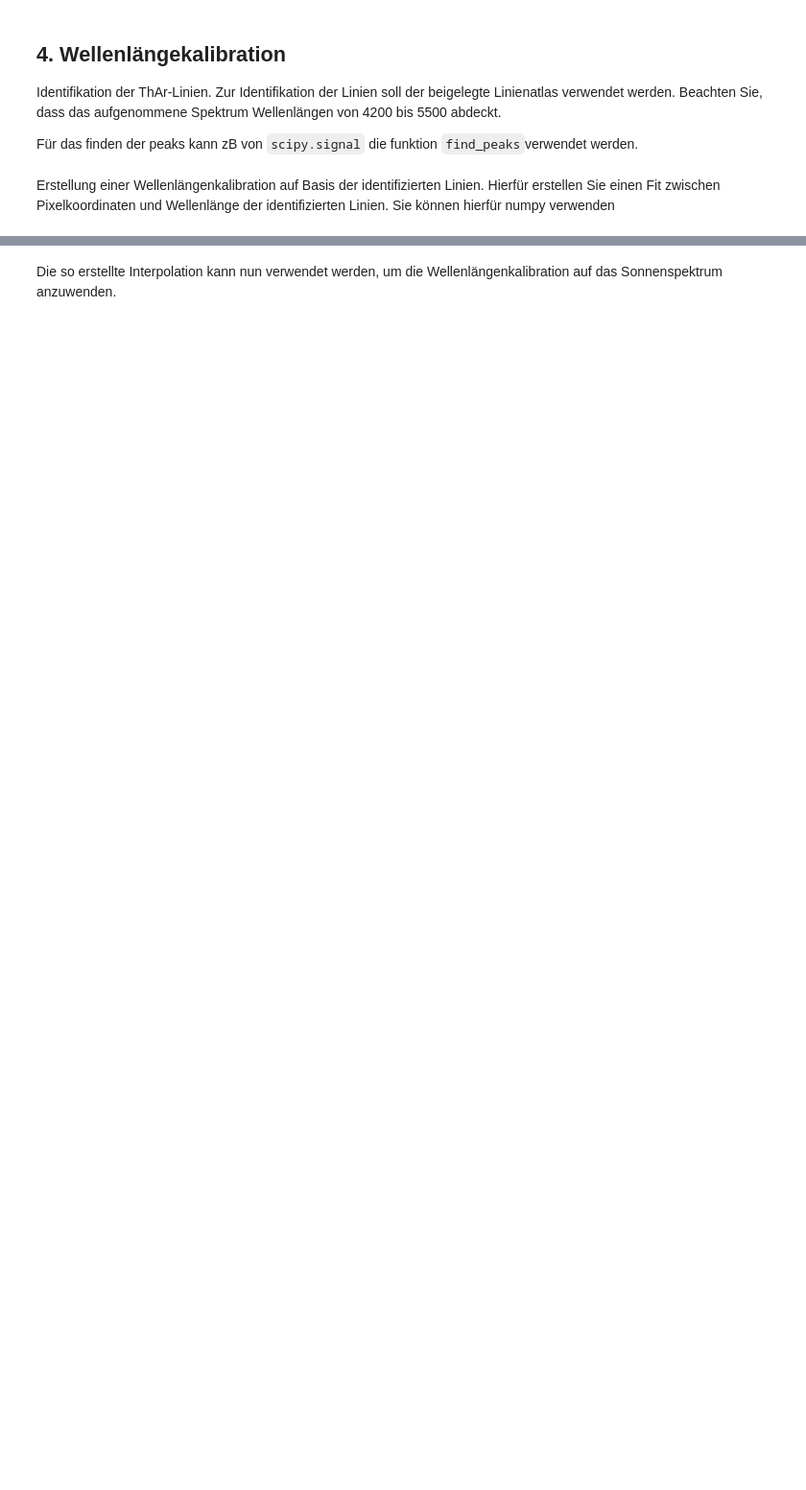
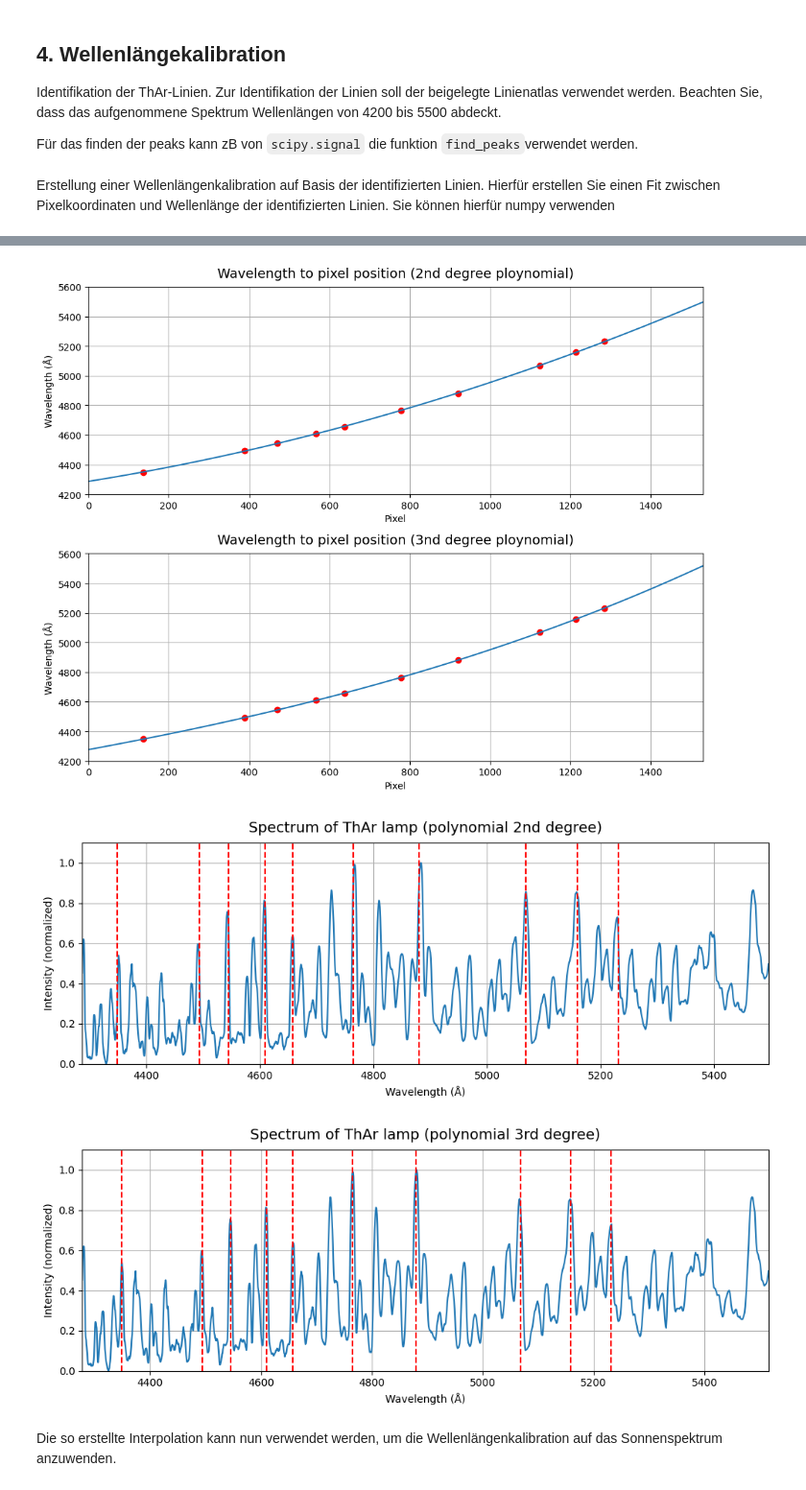
Before and after one commit to B0whunt3r21/AstroPrak, a Jupyter notebook: SolarSpectrum/Auswertungshilfe.ipynb, the cells around one changed output, grey strips where cells are left out. Shown at 96% size. Saved outputs shown, nothing was run; the diff lists cells and outputs as text; code cells hidden in the pictures; blank space fills up the shorter version.

```diff
--- a/SolarSpectrum/Auswertungshilfe.ipynb
+++ b/SolarSpectrum/Auswertungshilfe.ipynb
@@ -284,3 +235,73 @@ plt.show()
+# %%
+fig, ax = plt.subplots(2, 1, figsize=(10, 8))
+ax[0].plot(ThAr_peaks, ThAr_peaks_wavelength, "o", color='r')
+ax[0].plot(x_fit, y_fit_2)
+ax[0].set_xlim(0, 1530)
+ax[0].set_ylim(4200, 5600)
+ax[0].set_xlabel('Pixel')
+ax[0].set_ylabel(r'Wavelength (Å)')
+ax[0].set_title('Wavelength to pixel position (2nd degree ploynomial)', fontsize=14, pad=10)
+ax[0].grid()
+
+ax[1].plot(ThAr_peaks, ThAr_peaks_wavelength, "o", color='r')
+ax[1].plot(x_fit, y_fit_3)
+ax[1].set_xlim(0, 1530)
+ax[1].set_ylim(4200, 5600)
+ax[1].set_xlabel('Pixel')
+ax[1].set_ylabel(r'Wavelength (Å)')
+ax[1].set_title('Wavelength to pixel position (3nd degree ploynomial)', fontsize=14, pad=10)
+ax[1].grid()
+
+plt.tight_layout()
+plt.show()
+
+fig, ax = plt.subplots(1, 1, figsize=(10, 4))
+ax.plot(y_fit_2, ThArSpect_normalized)
+ax.set_xlim(min(y_fit_2), max(y_fit_2))
+ax.set_ylim(0, 1.1)
+ax.vlines(x=ThAr_peaks_wavelength[0], ymin=0, ymax=1.1, color='red', linestyle='--')
+ax.vlines(x=ThAr_peaks_wavelength[1], ymin=0, ymax=1.1, color='red', linestyle='--')
+ax.vlines(x=ThAr_peaks_wavelength[2], ymin=0, ymax=1.1, color='red', linestyle='--')
+ax.vlines(x=ThAr_peaks_wavelength[3], ymin=0, ymax=1.1, color='red', linestyle='--')
+ax.vlines(x=ThAr_peaks_wavelength[4], ymin=0, ymax=1.1, color='red', linestyle='--')
+ax.vlines(x=ThAr_peaks_wavelength[5], ymin=0, ymax=1.1, color='red', linestyle='--')
+ax.vlines(x=ThAr_peaks_wavelength[6], ymin=0, ymax=1.1, color='red', linestyle='--')
+ax.vlines(x=ThAr_peaks_wavelength[7], ymin=0, ymax=1.1, color='red', linestyle='--')
+ax.vlines(x=ThAr_peaks_wavelength[8], ymin=0, ymax=1.1, color='red', linestyle='--')
+ax.vlines(x=ThAr_peaks_wavelength[9], ymin=0, ymax=1.1, color='red', linestyle='--')
+ax.set_xlabel(r'Wavelength (Å)')
+ax.set_ylabel('Intensity (normalized)')
+ax.set_title('Spectrum of ThAr lamp (polynomial 2nd degree)', fontsize=14, pad=10)
+ax.grid()
+
+plt.tight_layout()
+plt.show()
+
+fig, ax = plt.subplots(1, 1, figsize=(10, 4))
+ax.plot(y_fit_3, ThArSpect_normalized)
+ax.set_xlim(min(y_fit_3), max(y_fit_3))
+ax.set_ylim(0, 1.1)
+ax.vlines(x=ThAr_peaks_wavelength[0], ymin=0, ymax=1.1, color='red', linestyle='--')
+ax.vlines(x=ThAr_peaks_wavelength[1], ymin=0, ymax=1.1, color='red', linestyle='--')
+ax.vlines(x=ThAr_peaks_wavelength[2], ymin=0, ymax=1.1, color='red', linestyle='--')
+ax.vlines(x=ThAr_peaks_wavelength[3], ymin=0, ymax=1.1, color='red', linestyle='--')
+ax.vlines(x=ThAr_peaks_wavelength[4], ymin=0, ymax=1.1, color='red', linestyle='--')
+ax.vlines(x=ThAr_peaks_wavelength[5], ymin=0, ymax=1.1, color='red', linestyle='--')
+ax.vlines(x=ThAr_peaks_wavelength[6], ymin=0, ymax=1.1, color='red', linestyle='--')
+ax.vlines(x=ThAr_peaks_wavelength[7], ymin=0, ymax=1.1, color='red', linestyle='--')
+ax.vlines(x=ThAr_peaks_wavelength[8], ymin=0, ymax=1.1, color='red', linestyle='--')
+ax.vlines(x=ThAr_peaks_wavelength[9], ymin=0, ymax=1.1, color='red', linestyle='--')
+ax.set_xlabel(r'Wavelength (Å)')
+ax.set_ylabel('Intensity (normalized)')
+ax.set_title('Spectrum of ThAr lamp (polynomial 3rd degree)', fontsize=14, pad=10)
+ax.grid()
+
+plt.tight_layout()
+plt.show()
+# %% [output]
+[figure, added]
+[figure, added]
+[figure, added]
 # %% [markdown]
 Die so erstellte Interpolation kann nun verwendet werden, um die Wellenlängenkalibration auf das Sonnenspektrum anzuwenden.
 # %%
```
Also changed, not shown: parts of 10 cells of this notebook.
